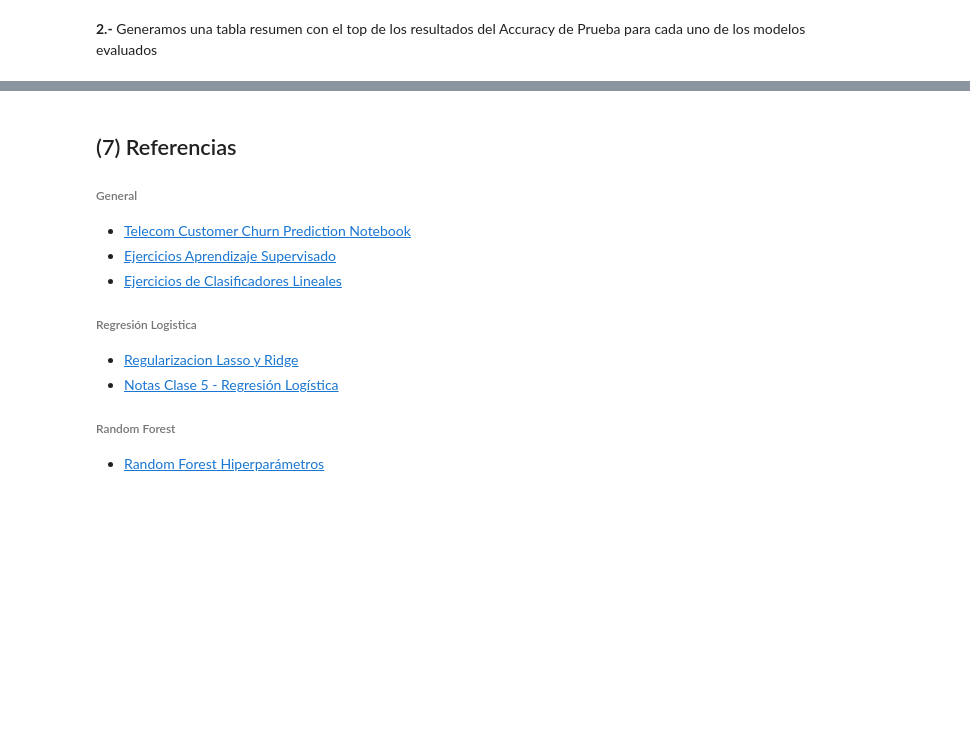
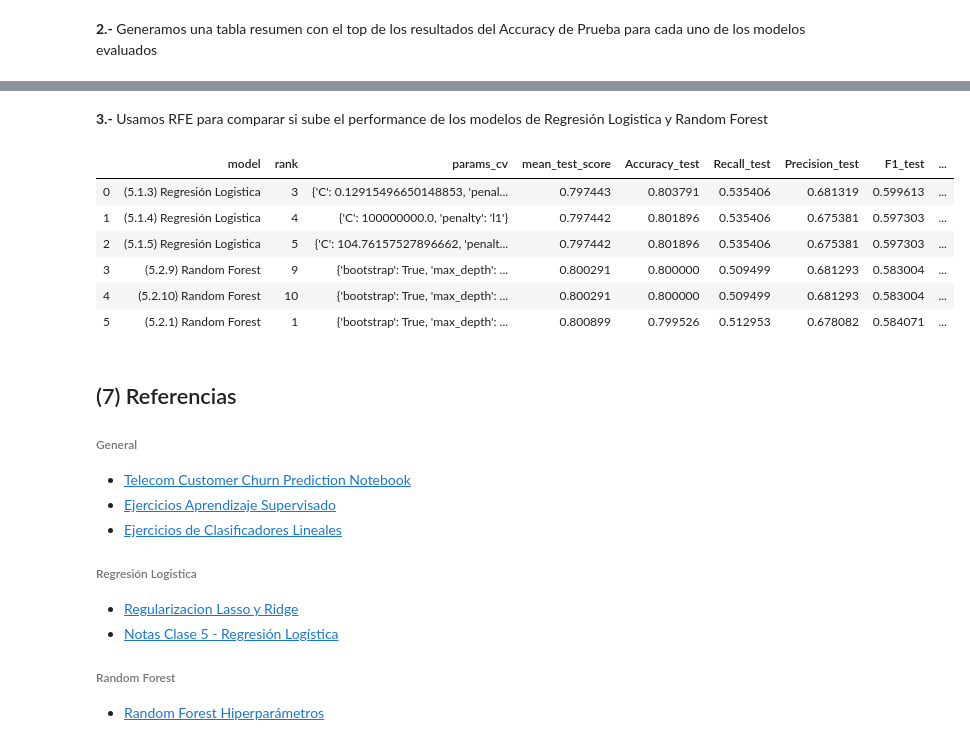
Before and after one commit to jorgeo80/UP_MCD, a Jupyter notebook: MachineLearning/Proyecto/CHURNAnalysis.ipynb, the cells around one changed output, grey strips where cells are left out. Drawn from its saved outputs; the diff is of its cells as text; code cells hidden in the pictures; blank space fills up the shorter version.

```diff
--- a/MachineLearning/Proyecto/CHURNAnalysis.ipynb
+++ b/MachineLearning/Proyecto/CHURNAnalysis.ipynb
@@ -388,12 +387,0 @@ Usaremos RFE para seleccionar las variables a usar para modelar
-# %%
-# Usamos la tecnica de eliminación recursiva de variables
-seleccionador = RFE(LogisticRegression(max_iter=1000, random_state=setSeed), step = 1)
-seleccionador.fit(X_train,y_train)
-
-# Creamos unas nuevas matrices de X's con las variables del seleccionador
-X_train_rfe = X_train.loc[:,seleccionador.support_]
-X_test_rfe = X_test.loc[:,seleccionador.support_]
-
-# Imprimimos las variables que usaran para ajustar el modelo
-print('Variables que usara el modelo con RFE: \n',
-      X_train.columns[seleccionador.support_].tolist())
@@ -711,6 +751,44 @@ model_performances
 | 9 | (5.3.3) XGBoost | 3 | {'colsample_bytree': 0.4, 'gamma'... | 0.792565 | 0.797630 | 0.518135 | 0.669643 | 0.584226 |
 | 10 | (5.3.7) XGBoost | 7 | {'colsample_bytree': 0.4, 'gamma'... | 0.789922 | 0.794313 | 0.525043 | 0.656587 | 0.583493 |
 | 11 | (5.3.1) XGBoost | 1 | {'colsample_bytree': 0.4, 'gamma'... | 0.793578 | 0.790995 | 0.514680 | 0.650655 | 0.574735 |
+# %% [markdown]
+**3.-** Usamos RFE para comparar si sube el performance de los modelos de Regresión Logistica y Random Forest
+# %%
+# Generamos una lista de las variables que se usaran en la base final con RFE
+varListRFE = ['model', 'rank', 'params_cv', 'mean_test_score',
+              'Accuracy_test', 'Recall_test', 'Precision_test',
+              'F1_test','Accuracy_test_rfe', 'Recall_test_rfe',
+              'Precision_test_rfe', 'F1_test_rfe', 'Features_rfe']
+
+# Ordenamos y creamos un data frame por la variable de selección Accuracy Test y F1 Score
+df1_rfe = metrics_rfe(X_train, y_train, X_test, y_test, lrTop10,
+                      LogisticRegression, lrArgs)
+df1_rfe = df1_rfe[varListRFE].sort_values(by=['Accuracy_test', 'F1_test'],
+                                          ascending=False).reset_index(drop=True)
+
+df2_rfe = metrics_rfe(X_train, y_train, X_test, y_test, rfClTop10,
+                      RandomForestClassifier,rfClArgs)
+df2_rfe = df2_rfe[varListRFE].sort_values(by=['Accuracy_test', 'F1_test'],
+                                          ascending=False).reset_index(drop=True)
+
+# Creamos un vector de data frames con el top 3 de cada uno de los modelos evaluados
+dataFrames_rfe = [df1_rfe[df1_rfe.index < 3],
+                  df2_rfe[df2_rfe.index < 3]]
+
+# Concatenamos las data frames que contienen el top 3 de los modelos evaluados
+model_performances_rfe = pd.concat(dataFrames_rfe).sort_values(by=['Accuracy_test', 'F1_test'],
+                                                               ascending=False).reset_index(drop=True)
+
+# Imprimimos la tabla de resultados
+model_performances_rfe
+# %% [output]
+|  | model | rank | params_cv | mean_test_score | Accuracy_test | Recall_test | Precision_test | F1_test | ... |
+| 0 | (5.1.3) Regresión Logistica | 3 | {'C': 0.12915496650148853, 'penal... | 0.797443 | 0.803791 | 0.535406 | 0.681319 | 0.599613 | ... |
+| 1 | (5.1.4) Regresión Logistica | 4 | {'C': 100000000.0, 'penalty': 'l1'} | 0.797442 | 0.801896 | 0.535406 | 0.675381 | 0.597303 | ... |
+| 2 | (5.1.5) Regresión Logistica | 5 | {'C': 104.76157527896662, 'penalt... | 0.797442 | 0.801896 | 0.535406 | 0.675381 | 0.597303 | ... |
+| 3 | (5.2.9) Random Forest | 9 | {'bootstrap': True, 'max_depth': ... | 0.800291 | 0.800000 | 0.509499 | 0.681293 | 0.583004 | ... |
+| 4 | (5.2.10) Random Forest | 10 | {'bootstrap': True, 'max_depth': ... | 0.800291 | 0.800000 | 0.509499 | 0.681293 | 0.583004 | ... |
+| 5 | (5.2.1) Random Forest | 1 | {'bootstrap': True, 'max_depth': ... | 0.800899 | 0.799526 | 0.512953 | 0.678082 | 0.584071 | ... |
 # %% [markdown]
 ## (7) Referencias
 ###### General
```
Also changed, not shown: parts of 5 cells of this notebook.
